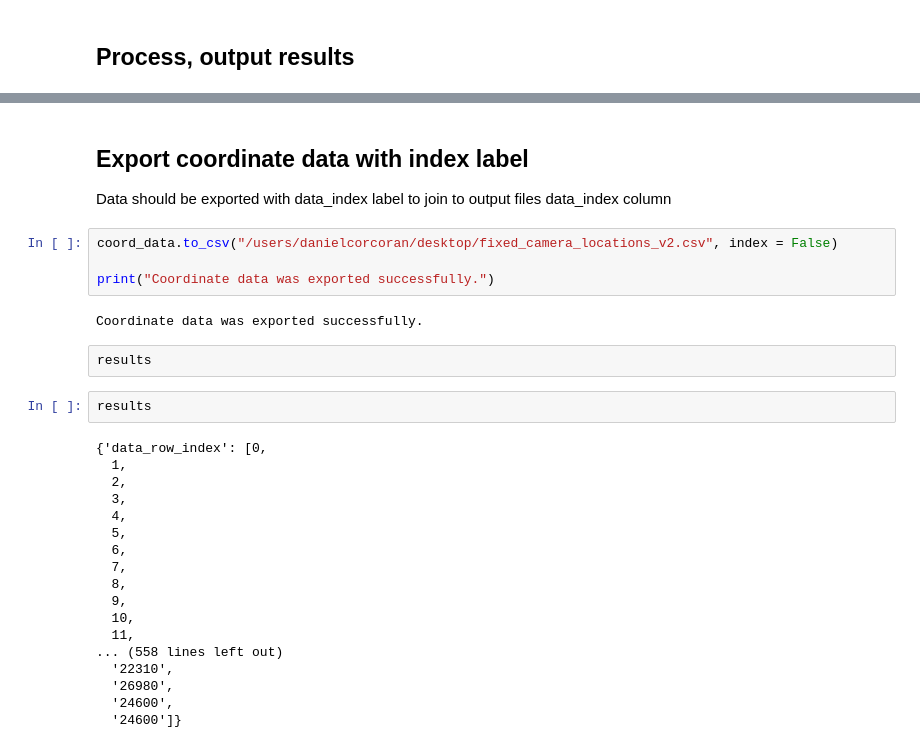
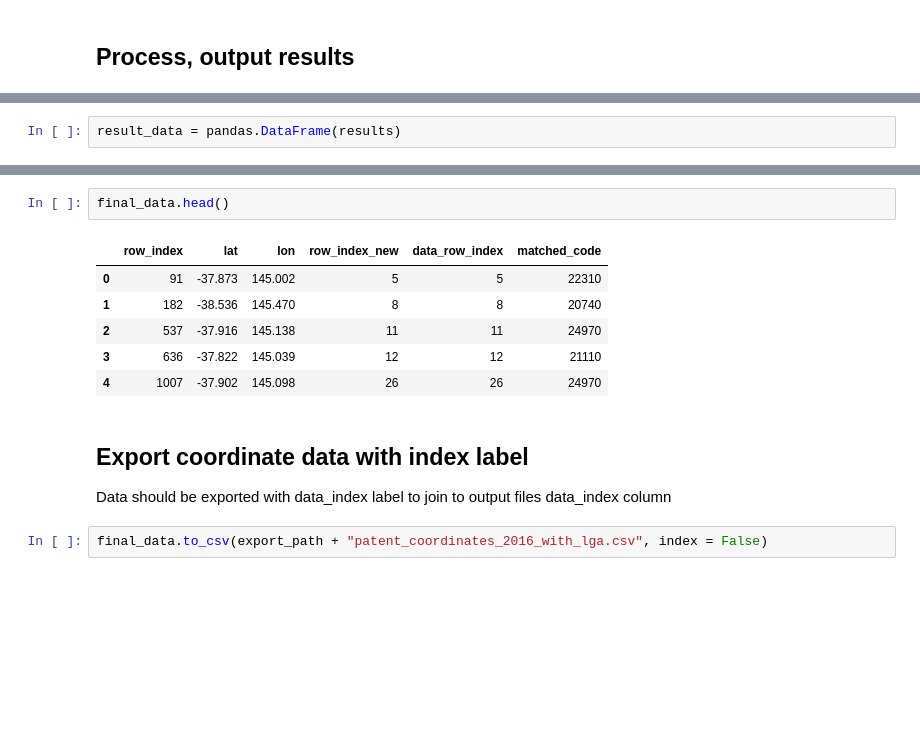
Before and after one commit to danielc92/nb_data_spatial, a Jupyter notebook: notebook_spatial_joins.ipynb, the cells around one changed output, grey strips where cells are left out. Saved outputs shown, nothing was run; the diff lists cells and outputs as text; blank space fills up the shorter version.

```diff
--- a/notebook_spatial_joins.ipynb
+++ b/notebook_spatial_joins.ipynb
@@ -265,0 +267,2 @@ Spine data was exported successfully. Use this dataset to join the original data
+# %%
+result_data = pandas.DataFrame(results)
@@ -266,32 +320,15 @@ Spine data was exported successfully. Use this dataset to join the original data
+# %%
+final_data.head()
+# %% [output]
+|  | row_index | lat | lon | row_index_new | data_row_index | matched_code |
+| 0 | 91 | -37.873 | 145.002 | 5 | 5 | 22310 |
+| 1 | 182 | -38.536 | 145.470 | 8 | 8 | 20740 |
+| 2 | 537 | -37.916 | 145.138 | 11 | 11 | 24970 |
+| 3 | 636 | -37.822 | 145.039 | 12 | 12 | 21110 |
+| 4 | 1007 | -37.902 | 145.098 | 26 | 26 | 24970 |
 # %% [markdown]
 ## Export coordinate data with index label
 
 Data should be exported with data_index label to join to output files data_index column
-# %%
-coord_data.to_csv("/users/danielcorcoran/desktop/fixed_camera_locations_v2.csv", index = False)
-
-print("Coordinate data was exported successfully.")
-# %% [output]
-Coordinate data was exported successfully.
-# %% [raw]
-results
-# %%
-results
-# %% [output]
-{'data_row_index': [0,
-  1,
-  2,
-  3,
-  4,
-  5,
-  6,
-  7,
-  8,
-  9,
-  10,
-  11,
-... (558 lines left out)
-  '22310',
-  '26980',
-  '24600',
-  '24600']}
+# %%
+final_data.to_csv(export_path + "patent_coordinates_2016_with_lga.csv", index = False)
```
Also changed, not shown: parts of 15 cells of this notebook.
